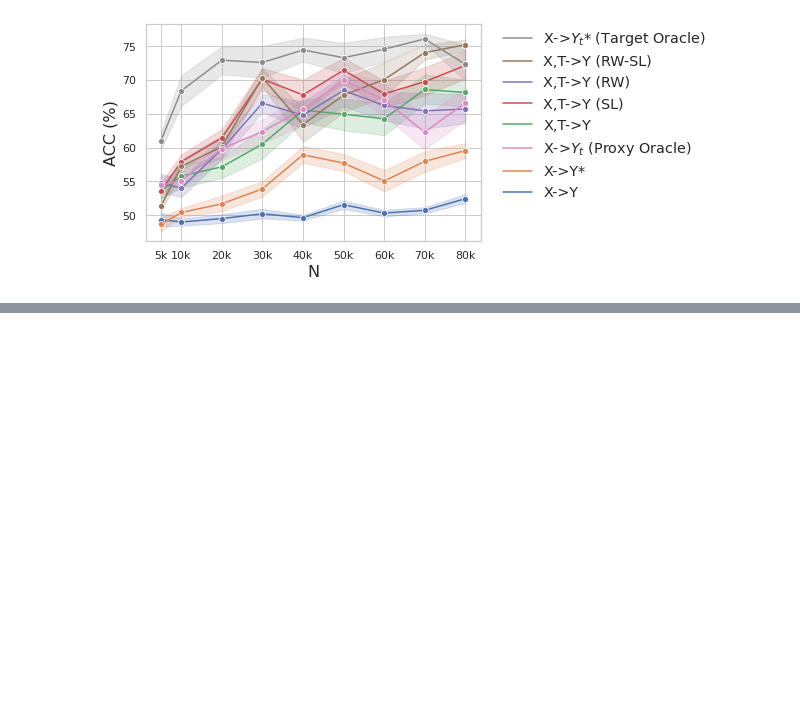
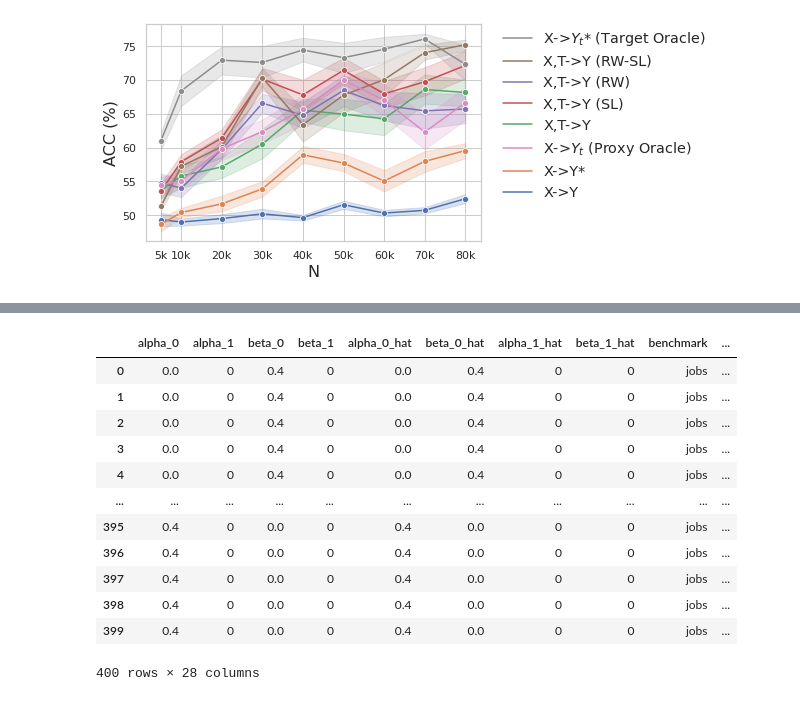
Before and after one commit to lguerdan/counterfactual-decision-support, a Jupyter notebook: notebook_results.ipynb, the cells around one changed output, grey strips where cells are left out. Saved outputs shown, nothing was run; the diff lists cells and outputs as text; code cells hidden in the pictures; blank space fills up the shorter version.

```diff
--- a/notebook_results.ipynb
+++ b/notebook_results.ipynb
@@ -169,2 +168,18 @@ plot_experimental_data_results(ohie, 'ate_error')
+# %%
+jobs
+# %% [output]
+|  | alpha_0 | alpha_1 | beta_0 | beta_1 | alpha_0_hat | beta_0_hat | alpha_1_hat | beta_1_hat | benchmark | ... |
+| 0 | 0.0 | 0 | 0.4 | 0 | 0.0 | 0.4 | 0 | 0 | jobs | ... |
+| 1 | 0.0 | 0 | 0.4 | 0 | 0.0 | 0.4 | 0 | 0 | jobs | ... |
+| 2 | 0.0 | 0 | 0.4 | 0 | 0.0 | 0.4 | 0 | 0 | jobs | ... |
+| 3 | 0.0 | 0 | 0.4 | 0 | 0.0 | 0.4 | 0 | 0 | jobs | ... |
+| 4 | 0.0 | 0 | 0.4 | 0 | 0.0 | 0.4 | 0 | 0 | jobs | ... |
+| ... | ... | ... | ... | ... | ... | ... | ... | ... | ... | ... |
+| 395 | 0.4 | 0 | 0.0 | 0 | 0.4 | 0.0 | 0 | 0 | jobs | ... |
+| 396 | 0.4 | 0 | 0.0 | 0 | 0.4 | 0.0 | 0 | 0 | jobs | ... |
+| 397 | 0.4 | 0 | 0.0 | 0 | 0.4 | 0.0 | 0 | 0 | jobs | ... |
+| 398 | 0.4 | 0 | 0.0 | 0 | 0.4 | 0.0 | 0 | 0 | jobs | ... |
+| 399 | 0.4 | 0 | 0.0 | 0 | 0.4 | 0.0 | 0 | 0 | jobs | ... |
+400 rows × 28 columns
 # %%
 plt.figure(figsize=(12, 6))
```
Also changed, not shown: parts of 15 cells of this notebook, 1 other file.
